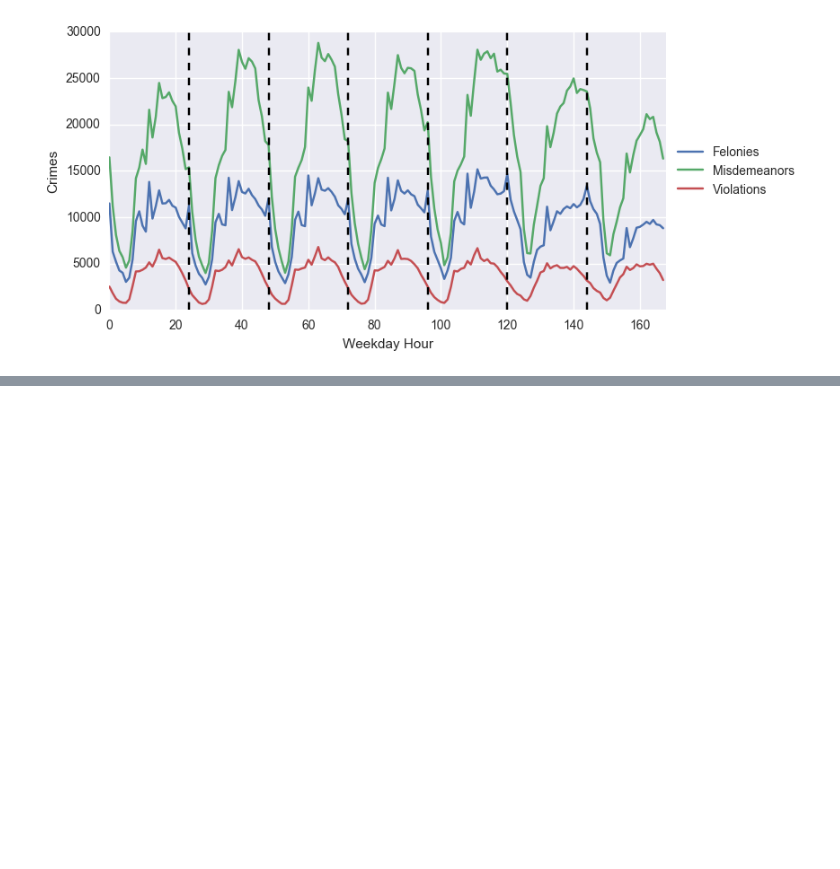
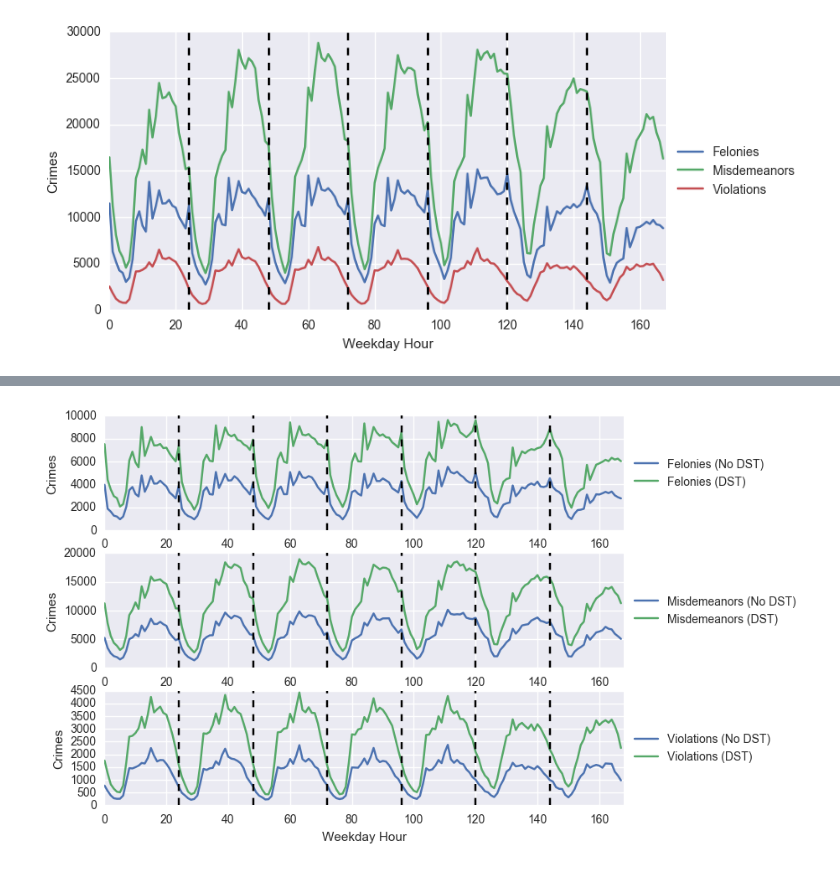
Before and after one commit to brenton72/NYC-crime-project, a Jupyter notebook: plotting_notebooks/Crime_project_graphing.ipynb, the cells around one changed output, grey strips where cells are left out. Cells and saved outputs as stored; diff of their text form; code cells hidden in the pictures; blank space fills up the shorter version.

```diff
--- a/plotting_notebooks/Crime_project_graphing.ipynb
+++ b/plotting_notebooks/Crime_project_graphing.ipynb
@@ -185,0 +267,41 @@ plt.savefig('crimes_by_type_wkday_hour.png', format='png')
+# %%
+#Break the results down by violation type to compare
+plt.figure(figsize = (8,6))
+plt.subplot(3,1,1)
+plt.plot(wkday_table_nodst.FELONY.iloc[:-1], label='Felonies (No DST)')
+plt.plot(wkday_table_dst.FELONY.iloc[:-1], label='Felonies (DST)')
+axes = plt.gca()
+axes.set_xlim([0,168])
+
+for i in range(1,7):
+    plt.axvline(x=24*i,color='k', linestyle='--')
+plt.xlabel('Weekday Hour')
+plt.ylabel('Crimes')
+plt.legend(loc='center left', bbox_to_anchor=(1, 0.5))
+
+plt.subplot(3,1,2)
+plt.plot(wkday_table_nodst.MISDEMEANOR.iloc[:-1], label='Misdemeanors (No DST)')
+plt.plot(wkday_table_dst.MISDEMEANOR.iloc[:-1], label='Misdemeanors (DST)')
+axes = plt.gca()
+axes.set_xlim([0,168])
+
+for i in range(1,7):
+    plt.axvline(x=24*i,color='k', linestyle='--')
+plt.xlabel('Weekday Hour')
+plt.ylabel('Crimes')
+plt.legend(loc='center left', bbox_to_anchor=(1, 0.5))
+
+plt.subplot(3,1,3)
+plt.plot(wkday_table_nodst.VIOLATION.iloc[:-1], label='Violations (No DST)')
+plt.plot(wkday_table_dst.VIOLATION.iloc[:-1], label='Violations (DST)')
+axes = plt.gca()
+axes.set_xlim([0,168])
+
+for i in range(1,7):
+    plt.axvline(x=24*i,color='k', linestyle='--')
+plt.xlabel('Weekday Hour')
+plt.ylabel('Crimes')
+plt.legend(loc='center left', bbox_to_anchor=(1, 0.5))
+plt.savefig('crimes_by_type_wkday_dst_hour2.png', format='png')
+# %% [output]
+[figure, added]
```
Also changed, not shown: parts of 9 cells of this notebook.
